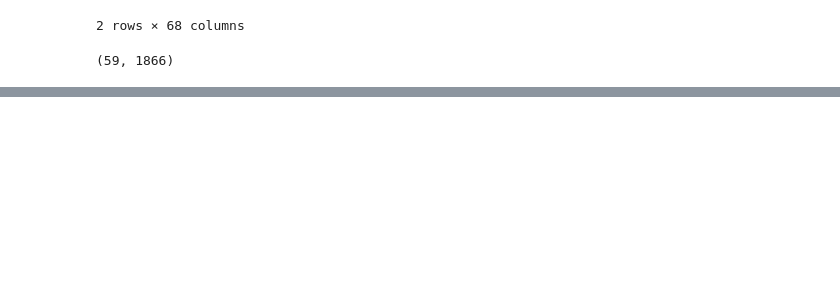
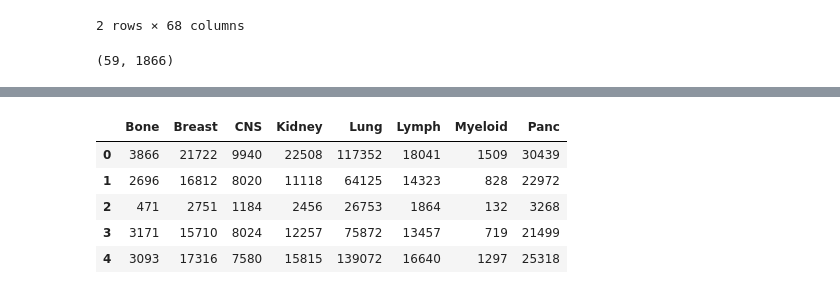
Before and after one commit to Lepardi/LSI31003-group-work, a Jupyter notebook: MachineLearning_inMolecularBiology2020_GroupProject.ipynb, the cells around one changed output, grey strips where cells are left out. Saved outputs shown, nothing was run; the diff lists cells and outputs as text; code cells hidden in the pictures; blank space fills up the shorter version.

```diff
--- a/MachineLearning_inMolecularBiology2020_GroupProject.ipynb
+++ b/MachineLearning_inMolecularBiology2020_GroupProject.ipynb
@@ -551,0 +579,7 @@ nonPCAWG_wgs_act.shape
+# %%
+#PCAWG_wgs_mut["Bone"] = PCAWG_wgs_mut["Bone-Benign"]
+dup_cancer_type = ['Bone', 'Breast', 'CNS', 'Kidney', 'Lung', 'Lymph', 'Myeloid', 'Panc']
+df = PCAWG_wgs_mut.filter(regex='^Bone',axis=1)
+#df_combined["Bone"] = df.sum(axis=1)
+df = PCAWG_wgs_mut.filter(regex='^Bone',axis=1)
+df.head()
@@ -551,0 +594,12 @@ nonPCAWG_wgs_act.shape
+# %%
+df = pd.DataFrame()
+for item in dup_cancer_type:
+    df[item] = PCAWG_wgs_mut.filter(regex='^'+item,axis=1).sum(axis=1)
+df.head()
+# %% [output]
+|  | Bone | Breast | CNS | Kidney | Lung | Lymph | Myeloid | Panc |
+| 0 | 3866 | 21722 | 9940 | 22508 | 117352 | 18041 | 1509 | 30439 |
+| 1 | 2696 | 16812 | 8020 | 11118 | 64125 | 14323 | 828 | 22972 |
+| 2 | 471 | 2751 | 1184 | 2456 | 26753 | 1864 | 132 | 3268 |
+| 3 | 3171 | 15710 | 8024 | 12257 | 75872 | 13457 | 719 | 21499 |
+| 4 | 3093 | 17316 | 7580 | 15815 | 139072 | 16640 | 1297 | 25318 |
```
Also changed, not shown: parts of 27 cells of this notebook.
